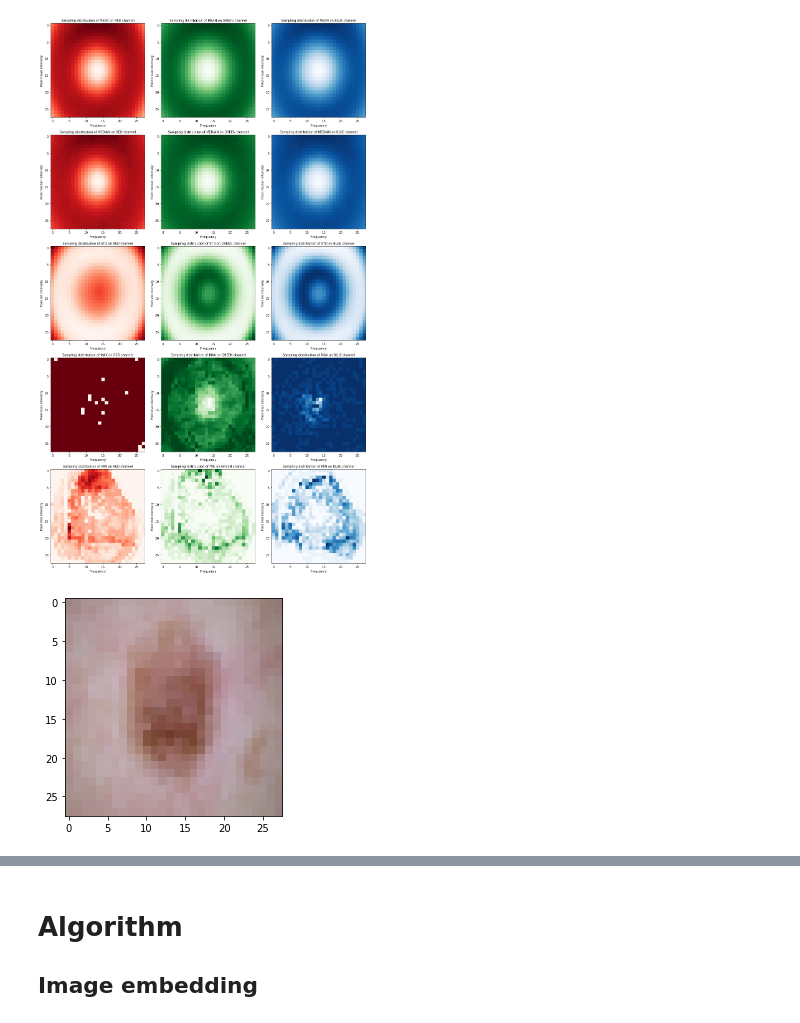
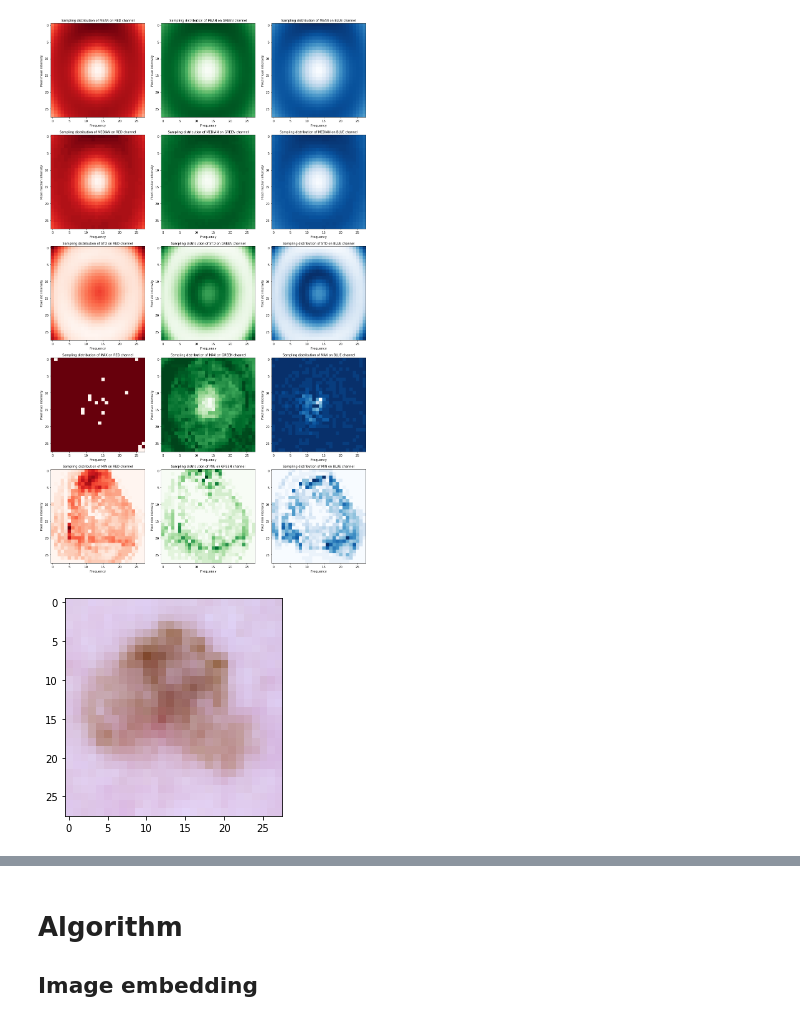
Before and after one commit to e-lubrini/pseudo-labelling, a Jupyter notebook: PseudoLabelingDemo.ipynb, the cells around one changed output, grey strips where cells are left out. Saved outputs shown, nothing was run; the diff lists cells and outputs as text; code cells hidden in the pictures.

```diff
--- a/PseudoLabelingDemo.ipynb
+++ b/PseudoLabelingDemo.ipynb
@@ -120,0 +166,10 @@ image_df
+# %%
+# split
+test_split = 0.2
+test_size = int(len(shuffled_meta)*test_split)
+
+meta_train = shuffled_meta.iloc[test_size:].copy()
+meta_test = shuffled_meta.iloc[:test_size].copy()
+
+img_train = shuffled_img[test_size:]
+img_test = shuffled_img[:test_size]
@@ -318,14 +346,10 @@ fig.tight_layout()
 # %% [output]
 [figure]
 # %%
-random_image = image_df.sample(n=1)
+random_image_i = np.random.randint(len(img_train))
+random_image = img_train[random_image_i]
 
-r_image = np.reshape(random_image[color_cols["Red"]].to_numpy(),(image_resolution,image_resolution,1))
-g_image = np.reshape(random_image[color_cols["Green"]].to_numpy(),(image_resolution,image_resolution,1))
-b_image = np.reshape(random_image[color_cols["Blue"]].to_numpy(),(image_resolution,image_resolution,1))
-
-rgb = np.concatenate([r_image,g_image,b_image],axis=-1)
-plt.imshow(rgb)
+plt.imshow(random_image)
 plt.show()
 # %% [output]
-[figure, old version]
+[figure, new version]
```
Also changed, not shown: parts of 51 cells of this notebook, 1 other file.
